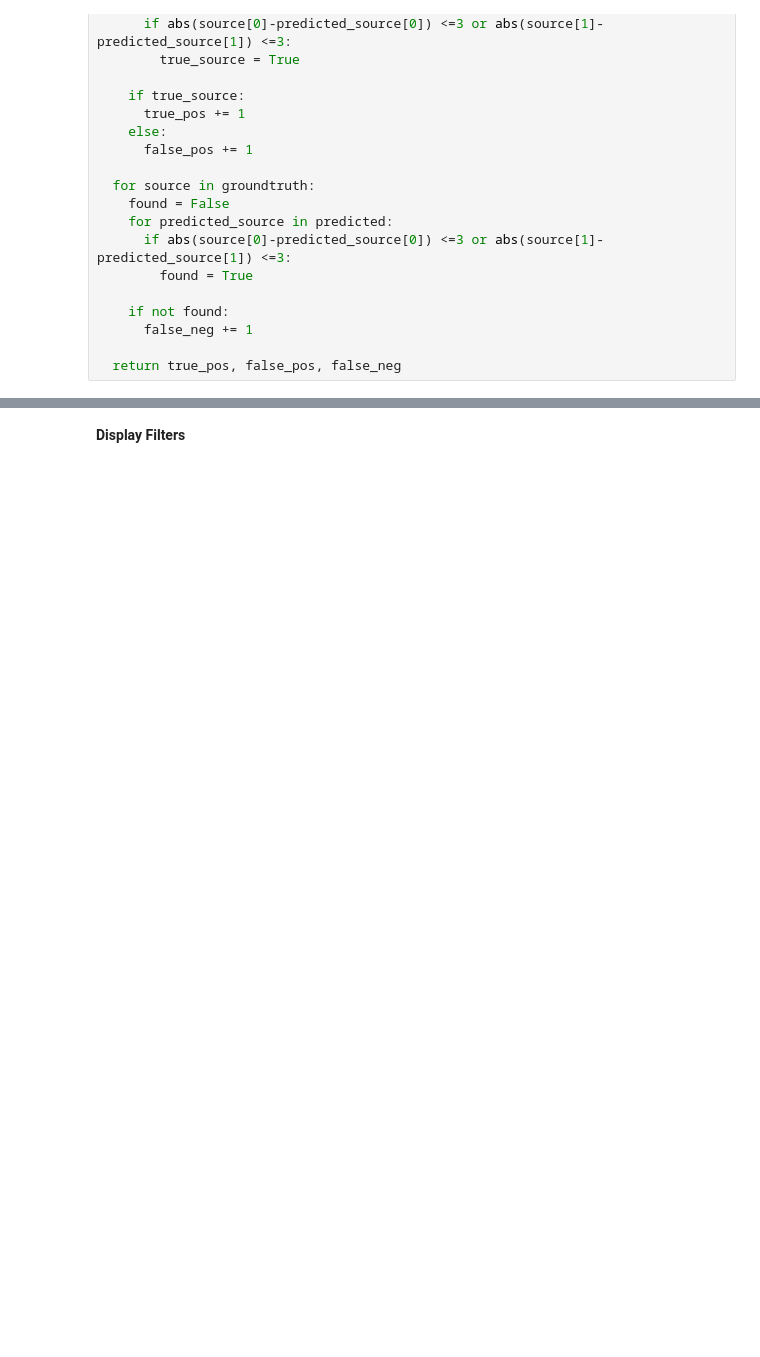
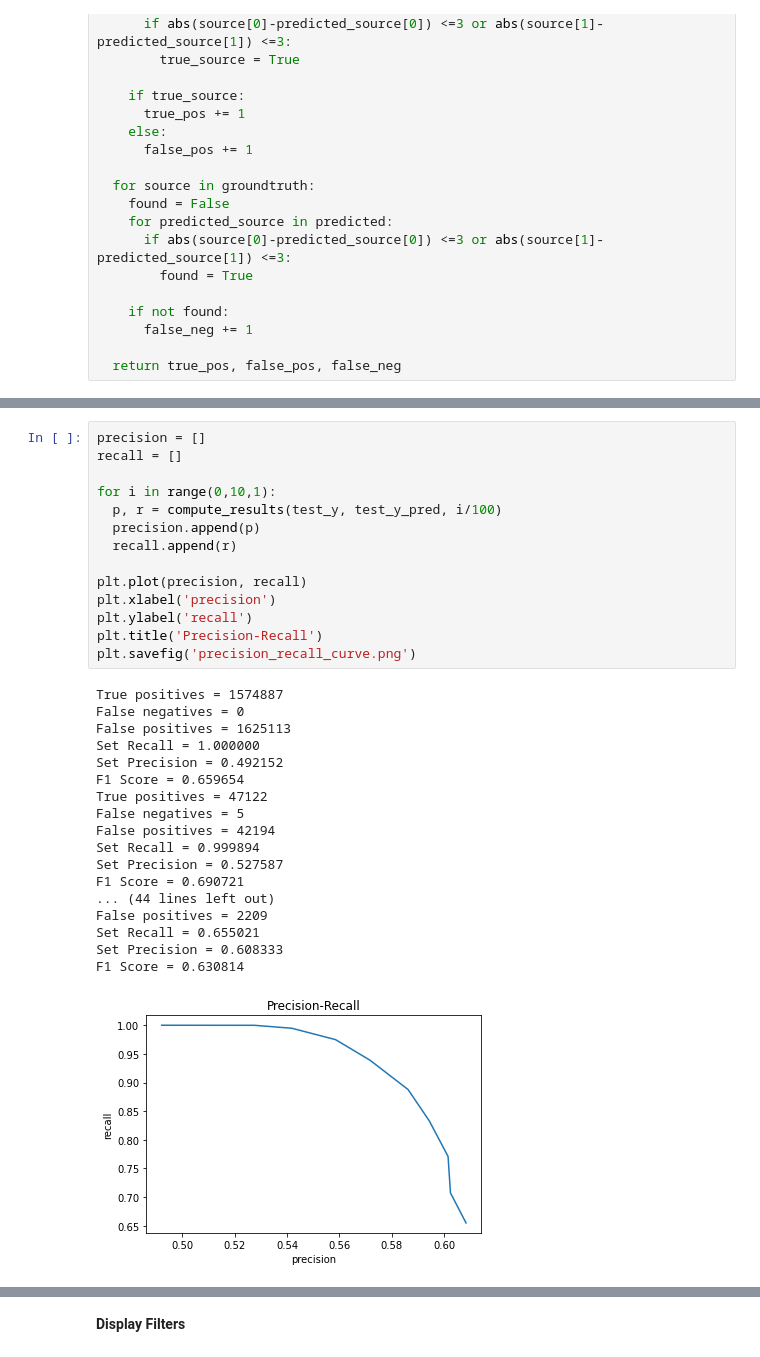
Before and after one commit to CarloLonghi/SKAChallenge, a Jupyter notebook: localization.ipynb, the cells around one changed output, grey strips where cells are left out. Drawn from its saved outputs; the diff is of its cells as text; blank space fills up the shorter version.

```diff
--- a/localization.ipynb
+++ b/localization.ipynb
@@ -316 +316,34 @@ F1 Score = 0.724192
+# %%
+precision = []
+recall = []
+
+for i in range(0,10,1):
+  p, r = compute_results(test_y, test_y_pred, i/100)
+  precision.append(p)
+  recall.append(r)
+
+plt.plot(precision, recall)
+plt.xlabel('precision')
+plt.ylabel('recall')
+plt.title('Precision-Recall')
+plt.savefig('precision_recall_curve.png')
+# %% [output]
+True positives = 1574887
+False negatives = 0
+False positives = 1625113
+Set Recall = 1.000000
+Set Precision = 0.492152
+F1 Score = 0.659654
+True positives = 47122
+False negatives = 5
+False positives = 42194
+Set Recall = 0.999894
+Set Precision = 0.527587
+F1 Score = 0.690721
+... (44 lines left out)
+False positives = 2209
+Set Recall = 0.655021
+Set Precision = 0.608333
+F1 Score = 0.630814
+[figure, added]
 # %%
```
Also changed, not shown: parts of 17 cells of this notebook, 1 other file.
